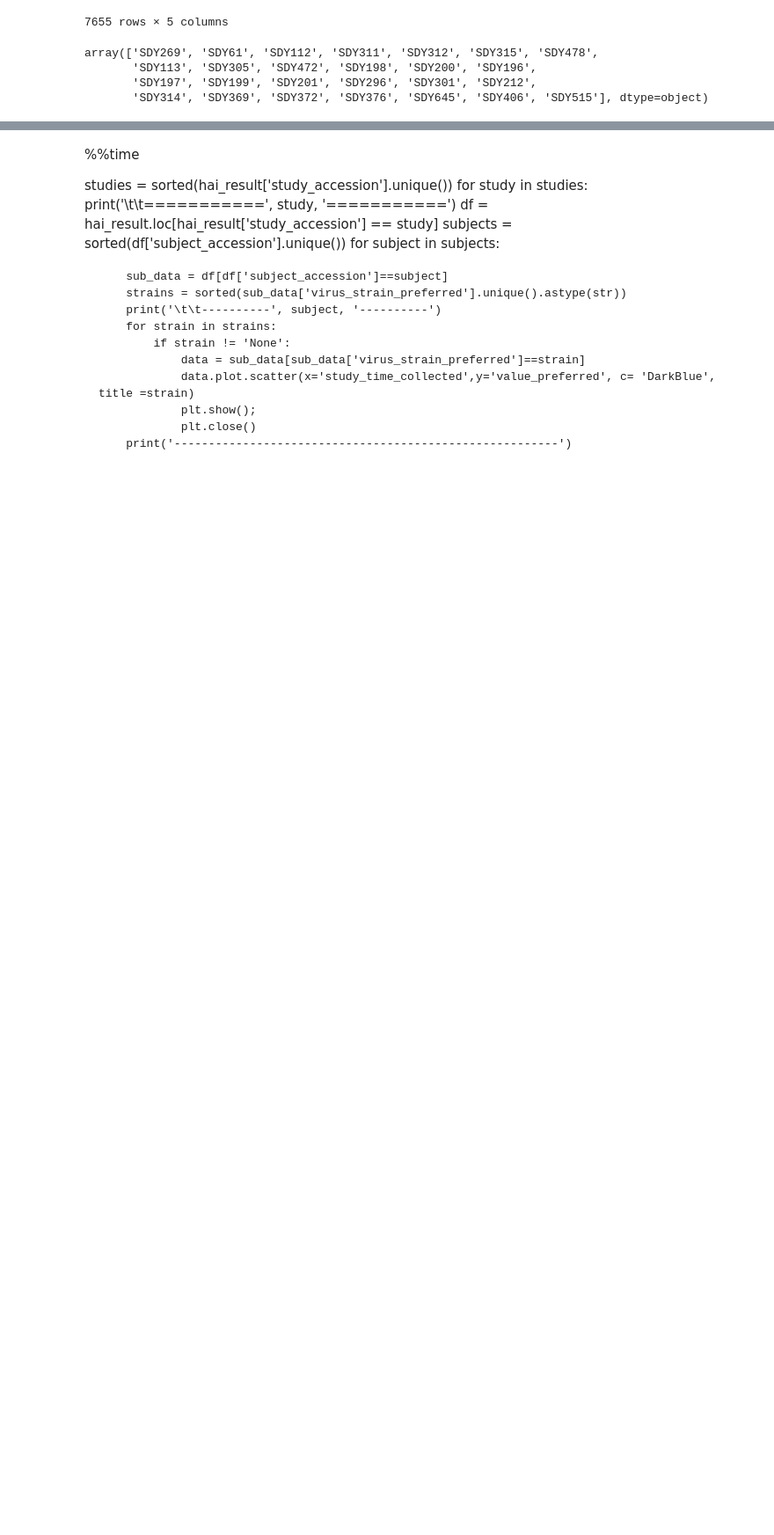
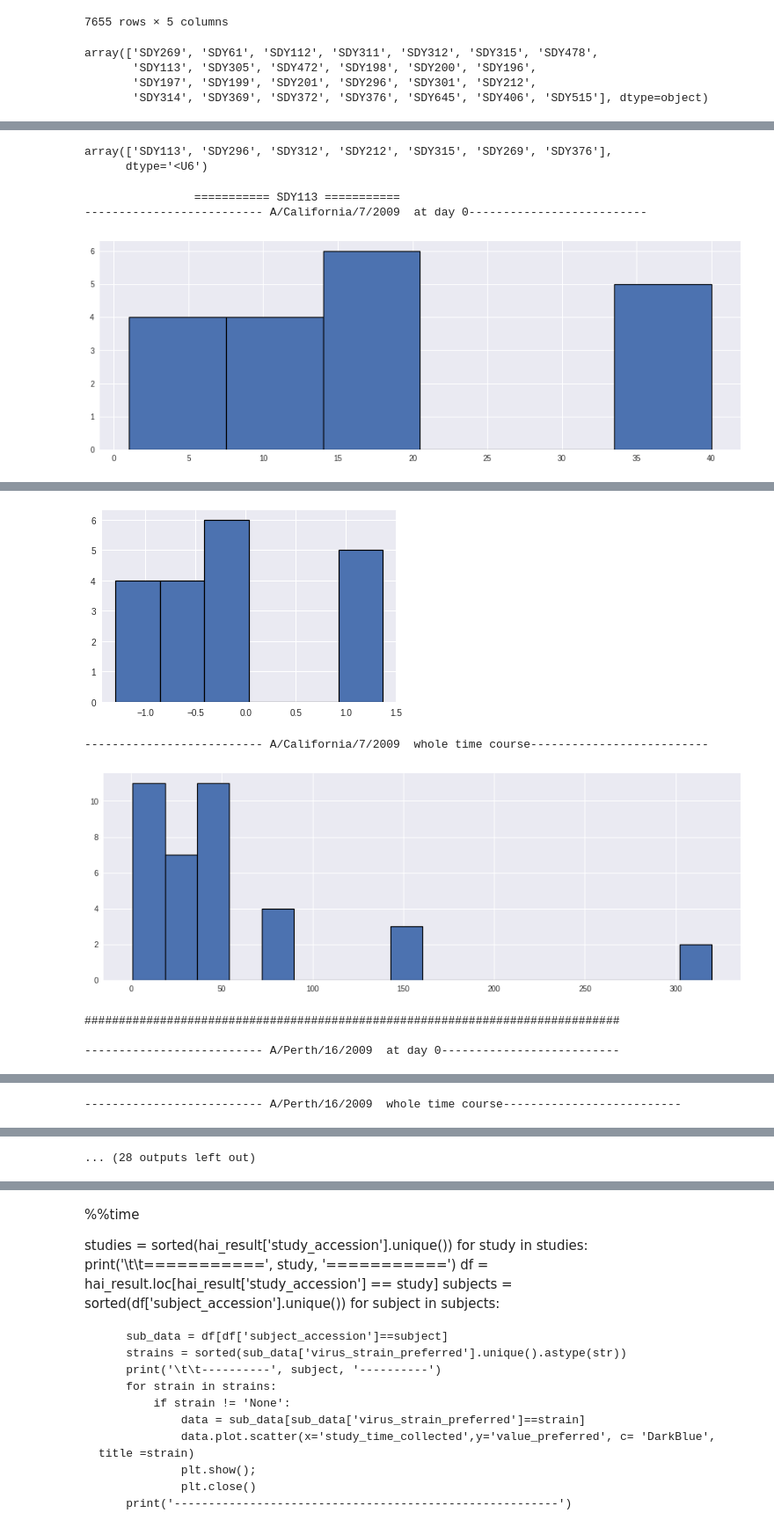
Before and after one commit to andrew-lele/vaccine-efficiency, a Jupyter notebook: adjMFC.ipynb, the cells around one changed output, grey strips where cells are left out. Shown: that part at 88% size. Saved outputs shown, nothing was run; the diff lists cells and outputs as text; code cells hidden in the pictures; blank space fills up the shorter version.

```diff
--- a/adjMFC.ipynb
+++ b/adjMFC.ipynb
@@ -141,0 +150,69 @@ strains
+# %%
+studies = sorted(hai_result['study_accession'].unique())
+#sample 30% of the studies
+samples = int( float(len(studies)) * 0.3 )
+studies = np.random.choice(studies, samples)
+strains = sorted(hai_result['virus_strain_preferred'].unique().astype(str))
+
+studies
+# %% [output]
+array(['SDY113', 'SDY296', 'SDY312', 'SDY212', 'SDY315', 'SDY269', 'SDY376'],
+      dtype='<U6')
+# %%
+%%time
+
+for study in studies:
+    print('\t\t===========', study, '===========')
+    df = hai_result.loc[hai_result['study_accession'] == study]
+    temp = df.copy()
+    for strain in strains:
+
+        data = df[df['virus_strain_preferred']==strain]
+        if data.empty:
+            continue
+        day0 = data[data['study_time_collected'] == 0]
+        plt.figure(figsize=(15,5));
+#         plt.xticks(np.arange(0, max(hai_result['value_preferred']), step=10) )
+
+        (q30,q50,q70) = np.percentile(data['value_preferred'], [30, 50, 70])
+
+        #print day 0
+        n, bins, patches = plt.hist(day0['value_preferred'], orientation='vertical', edgecolor='black', linewidth=1.2, bins='auto')
+        print('--------------------------', strain, ' at day 0--------------------------')
+        plt.show();
+        plt.close()
+        print('bins: ', bins)
+        print('n: ', n)
+
+        #apply the adjustment of ([titer]- median[day0]) / standard_deviation[day0] )
+        std_day0 = day0['value_preferred'].std()
+        med_day0 = day0['value_preferred'].median()
+
+        temp['adj_mfc'] = day0['value_preferred'].sub(med_day0).div(std_day0)
+        print('check these out : ', std_day0, med_day0)
+        a = temp['adj_mfc'].dropna()
+        print('and here it is: ', a)
+        print('----------------------------real shit----------------------------------')
+        plt.figure(figsize=(15,5));
+
+        n, bins, patches = plt.hist(a, orientation='vertical', edgecolor='black', linewidth=1.2, bins='auto')
+        plt.show();
+        plt.close()
+
+        #print whole time study
+        plt.figure(figsize=(15,5));
+        n, bins, patches = plt.hist(data['value_preferred'], orientation='vertical', edgecolor='black', linewidth=1.2, bins='auto')
+        print('--------------------------', strain, ' whole time course--------------------------')
+        plt.show();
+        plt.close()
+#         print('num of bins: ', len(bins) )
+#         print('n: ', n)
+
+        print('##############################################################################\n')
+
+
+#         print('values: ', day0['value_preferred'])
+# %% [output]
+                =========== SDY113 ===========
+-------------------------- A/California/7/2009  at day 0--------------------------
+[figure, added]
@@ -141,0 +236,6 @@ strains
+[figure, added]
+-------------------------- A/California/7/2009  whole time course--------------------------
+[figure, added]
+##############################################################################
+
+-------------------------- A/Perth/16/2009  at day 0--------------------------
@@ -141,0 +261 @@ strains
+-------------------------- A/Perth/16/2009  whole time course--------------------------
@@ -141,0 +263 @@ strains
+... (28 outputs left out)
```
Also changed, not shown: parts of 17 cells of this notebook.
